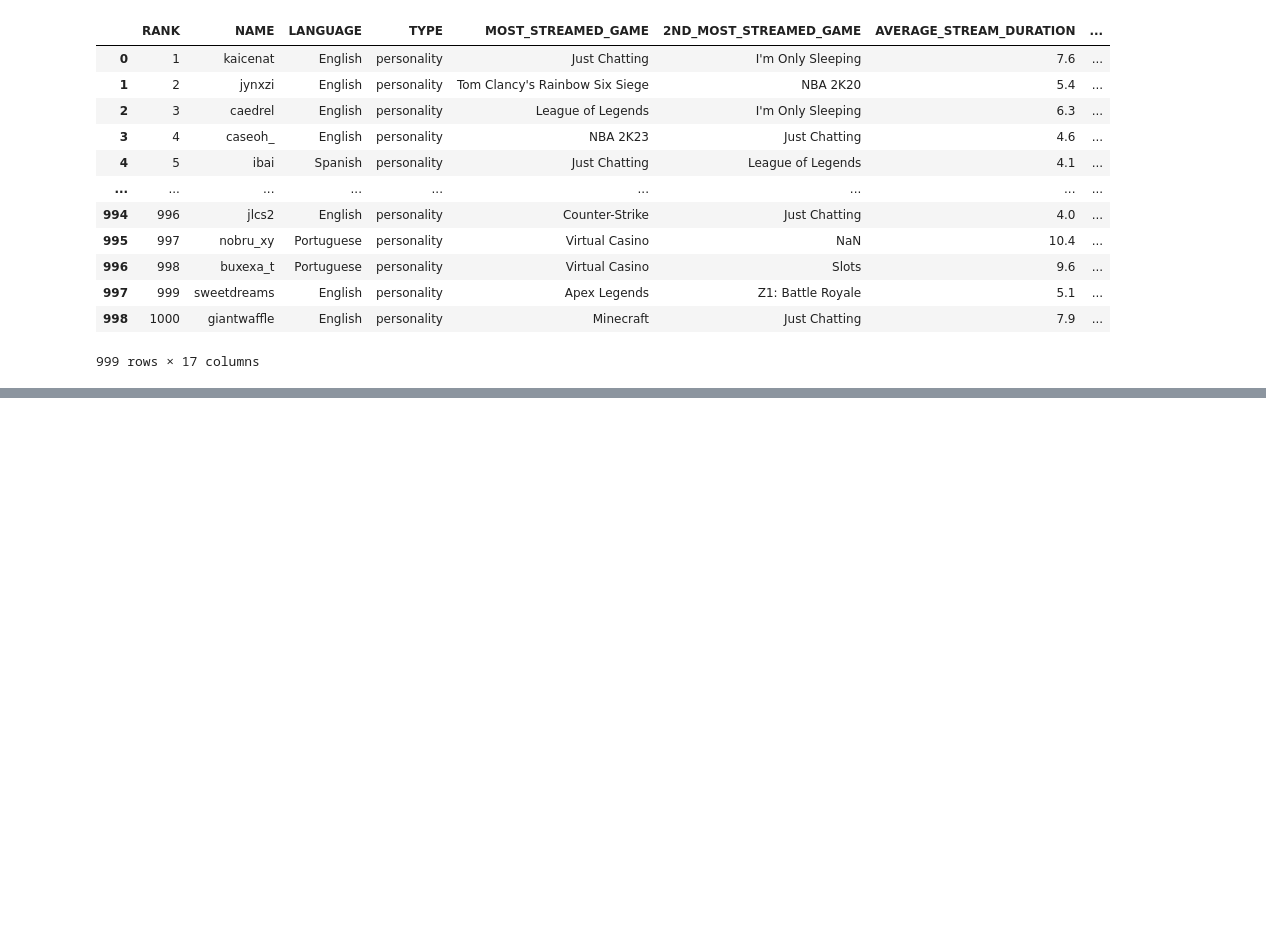
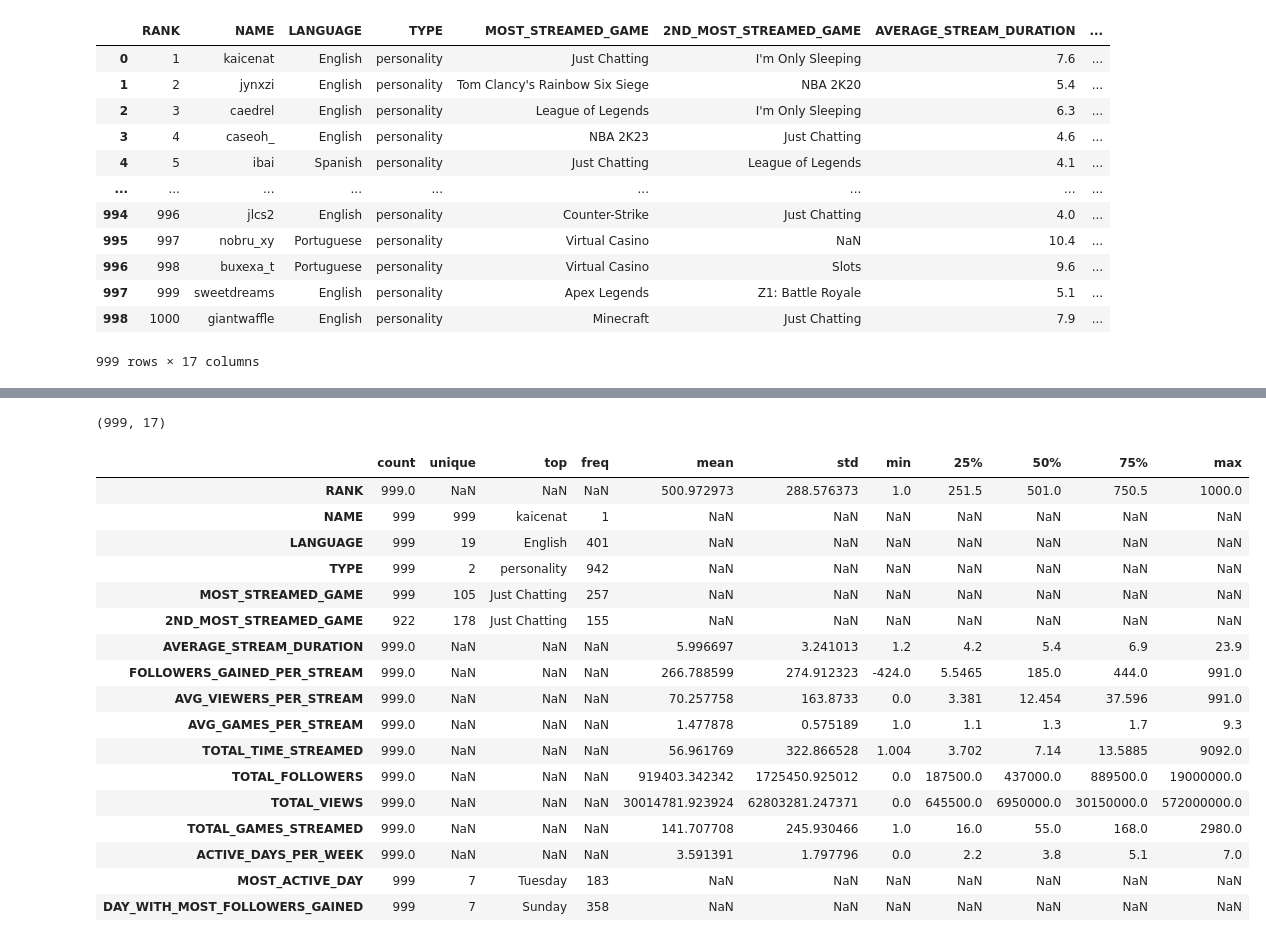
Before and after one commit to Mu5enna/Top1000TwitchStreamer_DataAnalysis, a Jupyter notebook: analysis.ipynb, the cells around one changed output, grey strips where cells are left out. Drawn from its saved outputs; the diff is of its cells as text; code cells hidden in the pictures; blank space fills up the shorter version.

```diff
--- a/analysis.ipynb
+++ b/analysis.ipynb
@@ -4,7 +4,7 @@ import seaborn as sns
 # %% [markdown]
 Import the libraries
 # %%
-df = pd.read_csv("dataset.csv")
+df = pd.read_csv("/content/dataset.csv")
 df
 # %% [output]
 |  | RANK | NAME | LANGUAGE | TYPE | MOST_STREAMED_GAME | 2ND_MOST_STREAMED_GAME | AVERAGE_STREAM_DURATION | ... |
@@ -22,0 +64,25 @@ df
+# %%
+df.shape
+# %% [output]
+(999, 17)
+# %%
+df.describe(include = "all").T
+# %% [output]
+|  | count | unique | top | freq | mean | std | min | 25% | 50% | 75% | max |
+| RANK | 999.0 | NaN | NaN | NaN | 500.972973 | 288.576373 | 1.0 | 251.5 | 501.0 | 750.5 | 1000.0 |
+| NAME | 999 | 999 | kaicenat | 1 | NaN | NaN | NaN | NaN | NaN | NaN | NaN |
+| LANGUAGE | 999 | 19 | English | 401 | NaN | NaN | NaN | NaN | NaN | NaN | NaN |
+| TYPE | 999 | 2 | personality | 942 | NaN | NaN | NaN | NaN | NaN | NaN | NaN |
+| MOST_STREAMED_GAME | 999 | 105 | Just Chatting | 257 | NaN | NaN | NaN | NaN | NaN | NaN | NaN |
+| 2ND_MOST_STREAMED_GAME | 922 | 178 | Just Chatting | 155 | NaN | NaN | NaN | NaN | NaN | NaN | NaN |
+| AVERAGE_STREAM_DURATION | 999.0 | NaN | NaN | NaN | 5.996697 | 3.241013 | 1.2 | 4.2 | 5.4 | 6.9 | 23.9 |
+| FOLLOWERS_GAINED_PER_STREAM | 999.0 | NaN | NaN | NaN | 266.788599 | 274.912323 | -424.0 | 5.5465 | 185.0 | 444.0 | 991.0 |
+| AVG_VIEWERS_PER_STREAM | 999.0 | NaN | NaN | NaN | 70.257758 | 163.8733 | 0.0 | 3.381 | 12.454 | 37.596 | 991.0 |
+| AVG_GAMES_PER_STREAM | 999.0 | NaN | NaN | NaN | 1.477878 | 0.575189 | 1.0 | 1.1 | 1.3 | 1.7 | 9.3 |
+| TOTAL_TIME_STREAMED | 999.0 | NaN | NaN | NaN | 56.961769 | 322.866528 | 1.004 | 3.702 | 7.14 | 13.5885 | 9092.0 |
+| TOTAL_FOLLOWERS | 999.0 | NaN | NaN | NaN | 919403.342342 | 1725450.925012 | 0.0 | 187500.0 | 437000.0 | 889500.0 | 19000000.0 |
+| TOTAL_VIEWS | 999.0 | NaN | NaN | NaN | 30014781.923924 | 62803281.247371 | 0.0 | 645500.0 | 6950000.0 | 30150000.0 | 572000000.0 |
+| TOTAL_GAMES_STREAMED | 999.0 | NaN | NaN | NaN | 141.707708 | 245.930466 | 1.0 | 16.0 | 55.0 | 168.0 | 2980.0 |
+| ACTIVE_DAYS_PER_WEEK | 999.0 | NaN | NaN | NaN | 3.591391 | 1.797796 | 0.0 | 2.2 | 3.8 | 5.1 | 7.0 |
+| MOST_ACTIVE_DAY | 999 | 7 | Tuesday | 183 | NaN | NaN | NaN | NaN | NaN | NaN | NaN |
+| DAY_WITH_MOST_FOLLOWERS_GAINED | 999 | 7 | Sunday | 358 | NaN | NaN | NaN | NaN | NaN | NaN | NaN |
```
Also changed, not shown: parts of 28 cells of this notebook.
